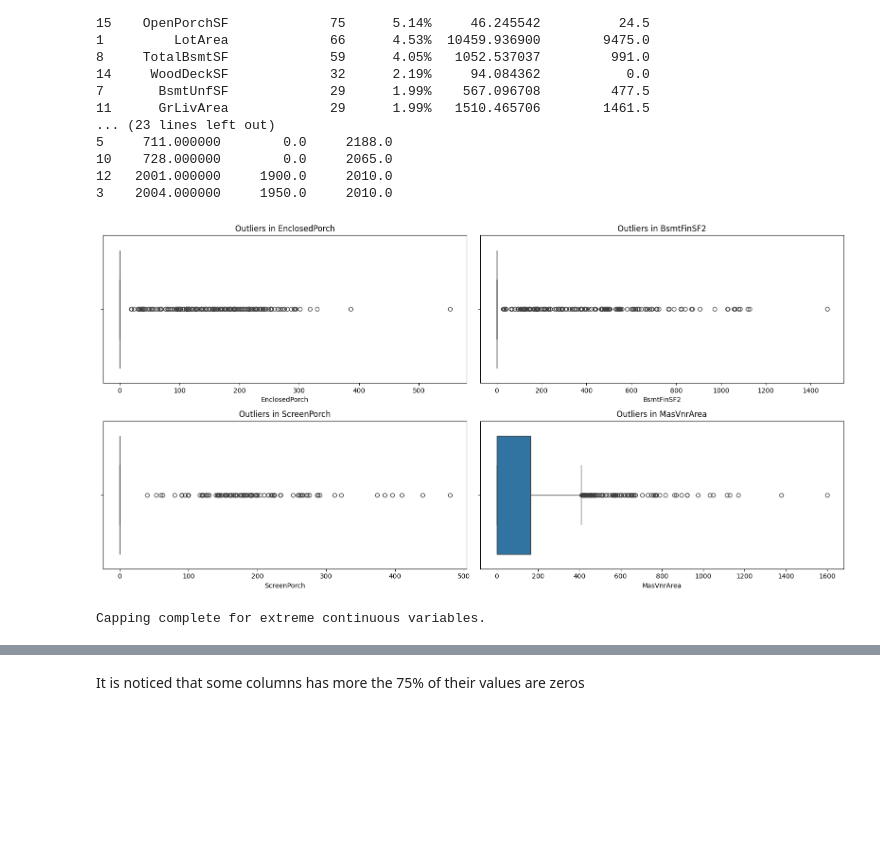
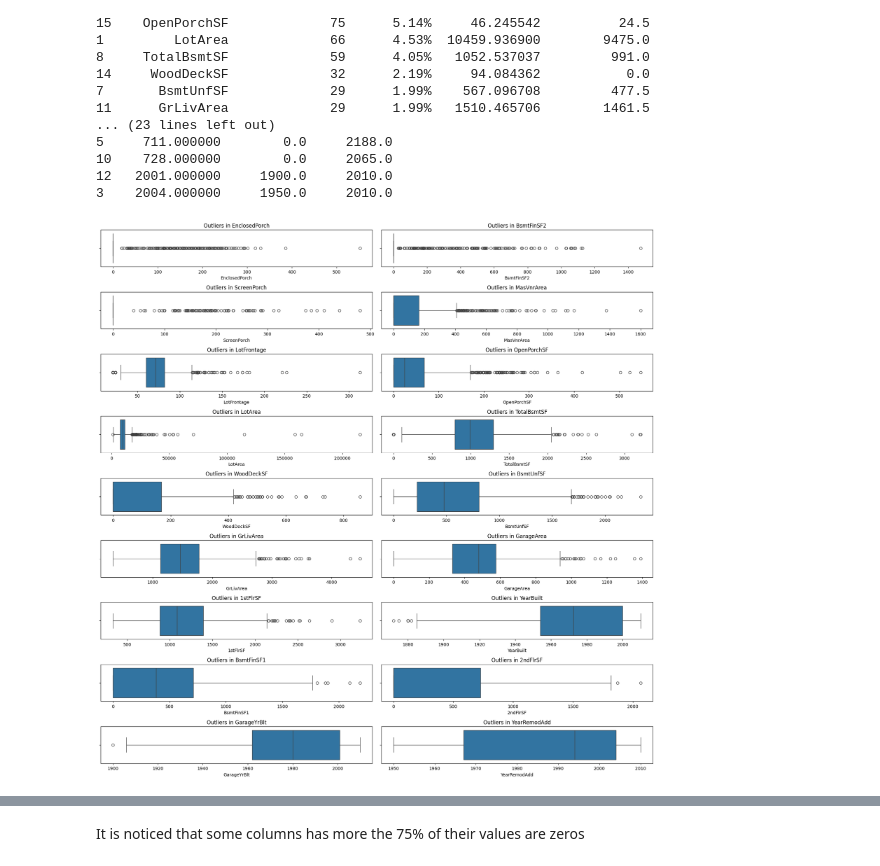
Before and after one commit to Alkakhi/house-prices-regression-ml, a Jupyter notebook: data_preprocessing.ipynb, the cells around one changed output, grey strips where cells are left out. Drawn from its saved outputs; the diff is of its cells as text; code cells hidden in the pictures; blank space fills up the shorter version.

```diff
--- a/data_preprocessing.ipynb
+++ b/data_preprocessing.ipynb
@@ -36,10 +37,15 @@ from sklearn.preprocessing import OrdinalEncoder # for MICE
 
 train_set_types = pd.read_csv('/kaggle/input/project-data/train.csv')
 train_set = pd.read_csv('/kaggle/input/project-data/train.csv', keep_default_na=False)
-train_set = train_set.drop(train_set.columns[0], axis=1) # drop Id column "meaningless"
 X_train = train_set.iloc[:, :-1].values
 y_train = train_set.iloc[:, -1].values
 
 test_set = pd.read_csv('/kaggle/input/project-data/test.csv', keep_default_na=False)
-test_set = test_set.drop(train_set.columns[0], axis=1) # drop Id column "meaningless"
 X_test = test_set.iloc[:, :].values # test file has no SalePrice column
+# %%
+# Drop Id column since it is "meaningless"
+train_set.drop(columns=['Id'], inplace=True)
+test_set.drop(columns=['Id'], inplace=True)
+
+print(f"New shape of train_set: {train_set.shape}")
+print(f"New shape of test_set: {test_set.shape}")
@@ -1539,38 +1548,15 @@ print(outlier_report)
 # %%
 # This code visualizes the distribution of your top outlier columns
 
-# Choose the top 4 columns from your report to visualize
-top_outlier_cols = outlier_report['Column'].iloc[:4].tolist()
+top_outlier_cols = outlier_report['Column'].iloc[:].tolist()
 
-plt.figure(figsize=(16, 8))
+plt.figure(figsize=(18, 18))
 for i, col in enumerate(top_outlier_cols):
-    plt.subplot(2, 2, i+1)
+    plt.subplot(9, 2, i+1)
     sns.boxplot(x=train_set[col])
     plt.title(f'Outliers in {col}')
 
 plt.tight_layout()
 plt.show()
 # %% [output]
-[figure, old version]
+[figure, new version]
-# %%
-# CAP (Winsorize) the extreme tails
-# We use the 99th percentile to "tame" the extreme high values
-
-cols_to_cap = ['LotArea', 'LotFrontage', 'TotalBsmtSF', '1stFlrSF', 'MasVnrArea']
-
-for col in cols_to_cap:
-    # 1. Force conversion to numeric (NA becomes NaN) so math works
-    train_numeric = pd.to_numeric(train_set[col], errors='coerce')
-    test_numeric = pd.to_numeric(test_set[col], errors='coerce')
-
-    # 2. Calculate the 99th percentile (quantiles ignore NaNs automatically)
-    upper_limit = train_numeric.quantile(0.99)
-
-    # 3. Apply the cap using the numeric series
-    # np.where will preserve NaNs if we use the numeric series
-    train_set[col] = np.where(train_numeric > upper_limit, upper_limit, train_numeric)
-    test_set[col] = np.where(test_numeric > upper_limit, upper_limit, test_numeric)
-
-print("Capping complete for extreme continuous variables.")
-# %% [output]
-Capping complete for extreme continuous variables.
```
Also changed, not shown: parts of 34 cells of this notebook.
